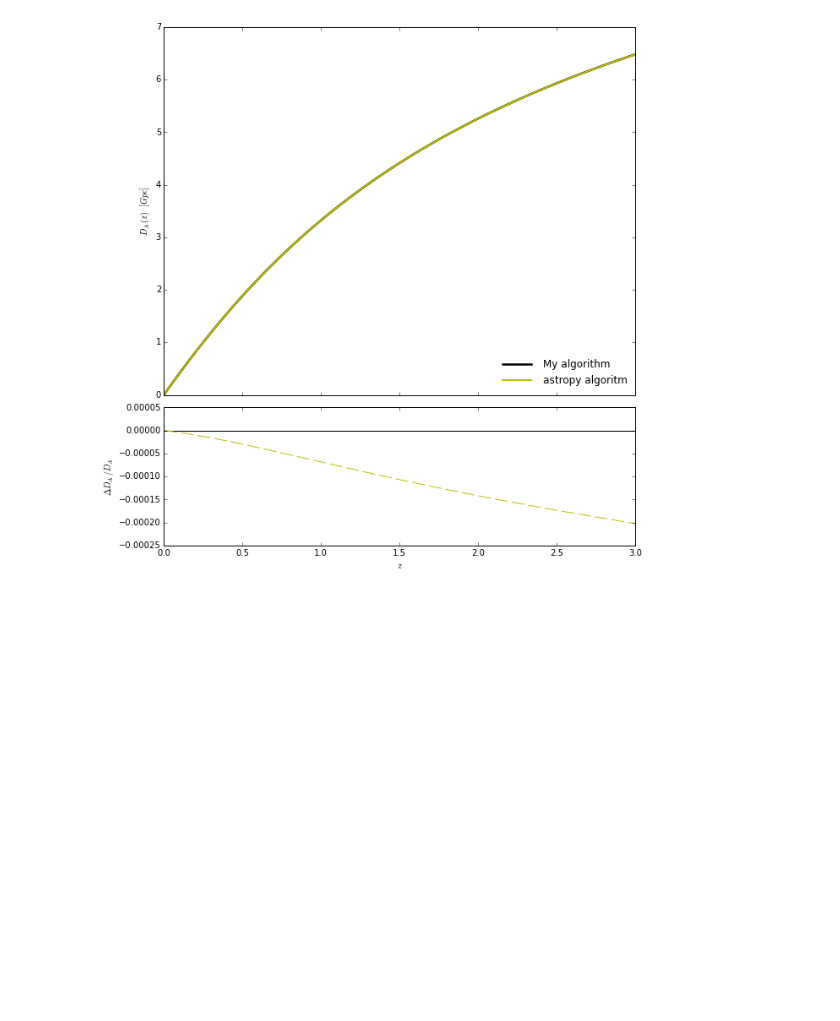
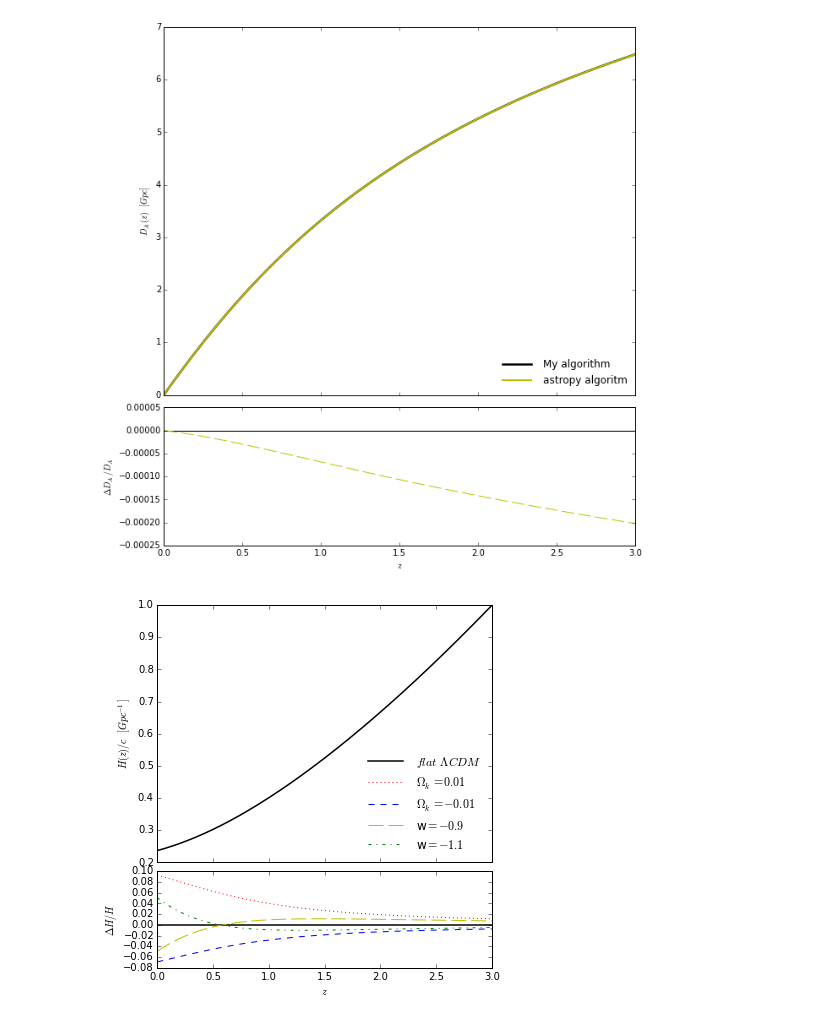
Before and after one commit to kgage/deltaplots, a Jupyter notebook: ModelPlots.ipynb, the cells around one changed output. Cells and saved outputs as stored; diff of their text form; code cells hidden in the pictures; blank space fills up the shorter version.

```diff
--- a/ModelPlots.ipynb
+++ b/ModelPlots.ipynb
@@ -52,10 +61,10 @@ def Hubblez(z,h,Om,Op,w,Or=0,Ok=0):
     """
     if np.any(z<=-1):
         raise ValueError("Unphysical redshift value given.")
-    radicand = (Om * np.power(z + 1, 3)
-                + Or * np.power(z + 1, 4)
-                + Op * np.power(z + 1, 3*(1+w))
-                + Ok * np.power(z + 1, 2))
+    radicand = (Om * (z + 1) ** 3
+                + Or * (z + 1) ** 4
+                + Op * (z + 1) ** (3 * (1 + w))
+                + Ok * (z + 1) ** 2)
     Hz = 100 * h * np.power(radicand, 0.5) * u.km / u.s / u.Mpc
     return Hz
 # %%
@@ -122,11 +134,16 @@ def plot_comp(x, y, title1, title2, comp1=None, comp2=None, comp3=None, comp4=No
     plt.show()
 # %%
 Z = np.linspace(0,3,num=1000)
-Dc1 = Dcomoving(Z,Hubblez(Z,0.710,0.222+0.045,0.733,-1.0)).to('Gpc')
-Dc9 = Dcomoving(Z,Hubblez(Z,0.675,0.246+0.050,0.704,-0.9)).to('Gpc')
-Dc11 = Dcomoving(Z,Hubblez(Z,0.746,0.201+0.041,0.758,-1.1)).to('Gpc')
-Dcpos = Dcomoving(Z,Hubblez(Z,0.776,0.186+0.038,0.766,-1.0,Ok=0.01)).to('Gpc')
-Dcneg = Dcomoving(Z,Hubblez(Z,0.661,0.256+0.052,0.702,-1.0,Ok=-0.01)).to('Gpc')
+Hz1 = Hubblez(Z,0.710,0.222+0.045,0.733,-1.0)
+Hz9 = Hubblez(Z,0.675,0.246+0.050,0.704,-0.9)
+Hz11 = Hubblez(Z,0.746,0.201+0.041,0.758,-1.1)
+Hzpos = Hubblez(Z,0.776,0.186+0.038,0.766,-1.0,Ok=0.01)
+Hzneg = Hubblez(Z,0.661,0.256+0.052,0.702,-1.0,Ok=-0.01)
+Dc1 = Dcomoving(Z,Hz1).to('Gpc')
+Dc9 = Dcomoving(Z,Hz9).to('Gpc')
+Dc11 = Dcomoving(Z,Hz11).to('Gpc')
+Dcpos = Dcomoving(Z,Hzpos).to('Gpc')
+Dcneg = Dcomoving(Z,Hzneg).to('Gpc')
 # %%
 plot_comp(Z, Dc1, '$D_A (z)$  $[Gpc]$', '$\Delta D_A/D_A$',
           comp1=(Dcpos, '$\Omega_k=0.01$'), comp2=(Dcneg, '$\Omega_k=-0.01$'),
@@ -184,3 +178,11 @@ ax1.legend(handles, labels, loc = 4, frameon = False, handlelength = 3.5)
 plt.show()
 # %% [output]
 [figure]
+# %%
+plot_comp(Z, Hz1.to(u.m / u.s / u.Gpc) / const.c, '$H(z)/c$  $[Gpc^{-1}]$', '$\Delta H/H$',
+          comp1=(Hzpos.to(u.m / u.s / u.Gpc) / const.c, '$\Omega_k=0.01$'),
+          comp2=(Hzneg.to(u.m / u.s / u.Gpc) / const.c, '$\Omega_k=-0.01$'),
+          comp3=(Hz9.to(u.m / u.s / u.Gpc) / const.c, 'w$=-0.9$'),
+          comp4=(Hz11.to(u.m / u.s / u.Gpc) / const.c, 'w$=-1.1$'))
+# %% [output]
+[figure, added]
```
Also changed, not shown: parts of 8 cells of this notebook.
